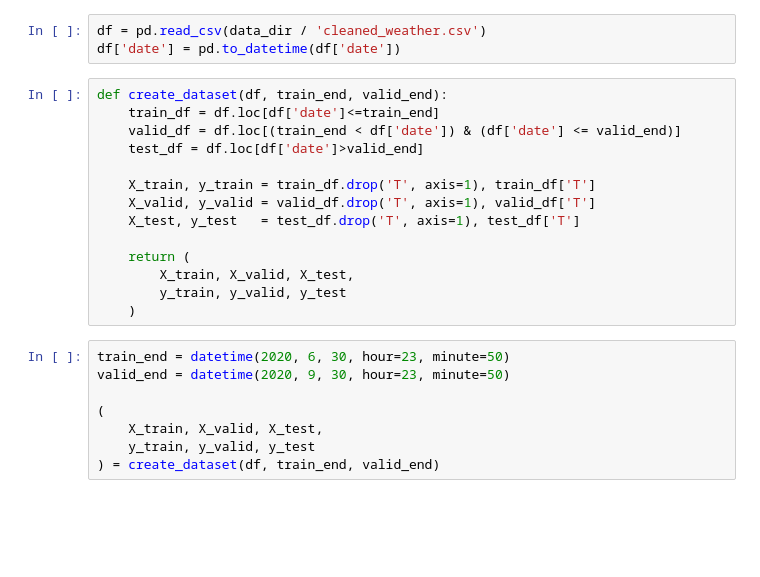
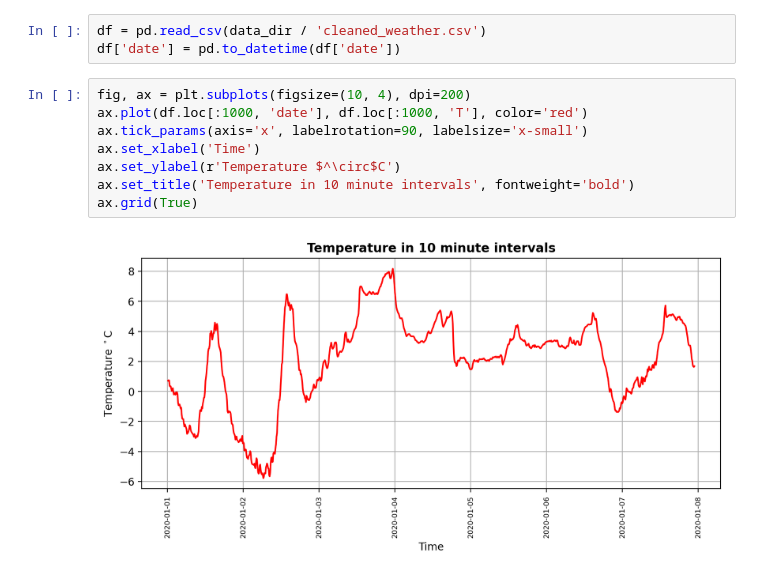
Before and after one commit to bsalisbury1/Projects, a Jupyter notebook: TimeSeriesForecasting/RNN.ipynb, the cells around one changed output. Cells and saved outputs as stored; diff of their text form; blank space fills up the shorter version.

```diff
--- a/TimeSeriesForecasting/RNN.ipynb
+++ b/TimeSeriesForecasting/RNN.ipynb
@@ -121,25 +19,13 @@ SEED = 1984
 # %%
 df = pd.read_csv(data_dir / 'cleaned_weather.csv')
 df['date'] = pd.to_datetime(df['date'])
-# %%
-def create_dataset(df, train_end, valid_end):
-    train_df = df.loc[df['date']<=train_end]
-    valid_df = df.loc[(train_end < df['date']) & (df['date'] <= valid_end)]
-    test_df = df.loc[df['date']>valid_end]
-
-    X_train, y_train = train_df.drop('T', axis=1), train_df['T']
-    X_valid, y_valid = valid_df.drop('T', axis=1), valid_df['T']
-    X_test, y_test   = test_df.drop('T', axis=1), test_df['T']
-
-    return (
-        X_train, X_valid, X_test,
-        y_train, y_valid, y_test
-    )
-# %%
-train_end = datetime(2020, 6, 30, hour=23, minute=50)
-valid_end = datetime(2020, 9, 30, hour=23, minute=50)
-
-(
-    X_train, X_valid, X_test,
-    y_train, y_valid, y_test
-) = create_dataset(df, train_end, valid_end)
+# %%
+fig, ax = plt.subplots(figsize=(10, 4), dpi=200)
+ax.plot(df.loc[:1000, 'date'], df.loc[:1000, 'T'], color='red')
+ax.tick_params(axis='x', labelrotation=90, labelsize='x-small')
+ax.set_xlabel('Time')
+ax.set_ylabel(r'Temperature $^\circ$C')
+ax.set_title('Temperature in 10 minute intervals', fontweight='bold')
+ax.grid(True)
+# %% [output]
+[figure, added]
```
Also changed, not shown: parts of 18 cells of this notebook.
